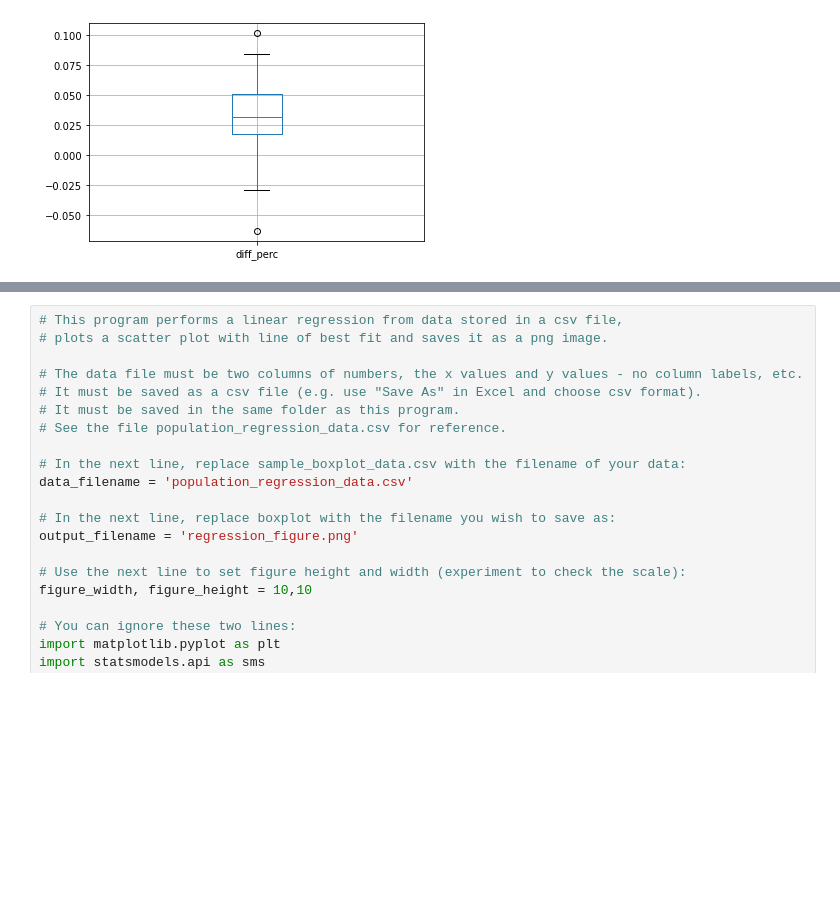
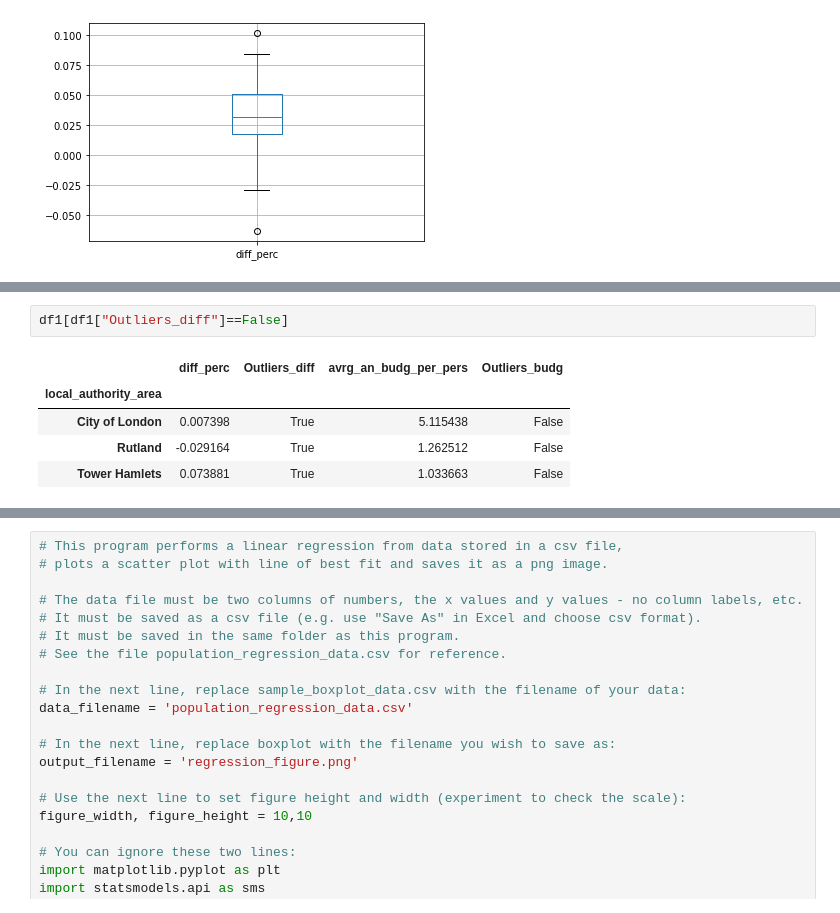
Before and after one commit to DaphneBdn/QM_coursework1, a Jupyter notebook: Coursework1_Analysis_code.ipynb, the cells around one changed output, grey strips where cells are left out. Cells and saved outputs as stored; diff of their text form; blank space fills up the shorter version.

```diff
--- a/Coursework1_Analysis_code.ipynb
+++ b/Coursework1_Analysis_code.ipynb
@@ -431,0 +476,8 @@ def Remove_Outlier_Indices(df):
+# %%
+df1[df1["Outliers_diff"]==False]
+# %% [output]
+|  | diff_perc | Outliers_diff | avrg_an_budg_per_pers | Outliers_budg |
+| local_authority_area |  |  |  |  |
+| City of London | 0.007398 | True | 5.115438 | False |
+| Rutland | -0.029164 | True | 1.262512 | False |
+| Tower Hamlets | 0.073881 | True | 1.033663 | False |
```
Also changed, not shown: parts of 19 cells of this notebook.
